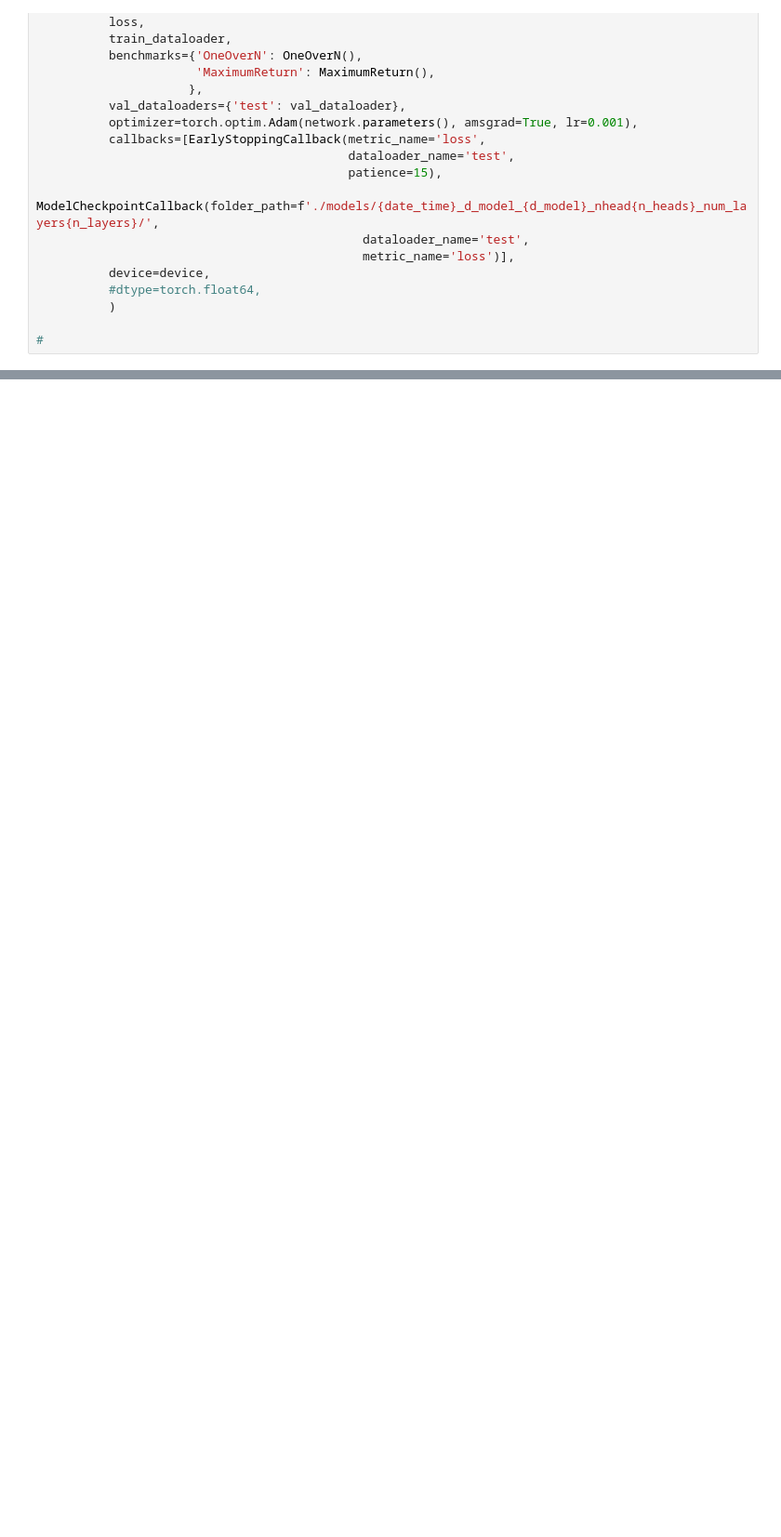
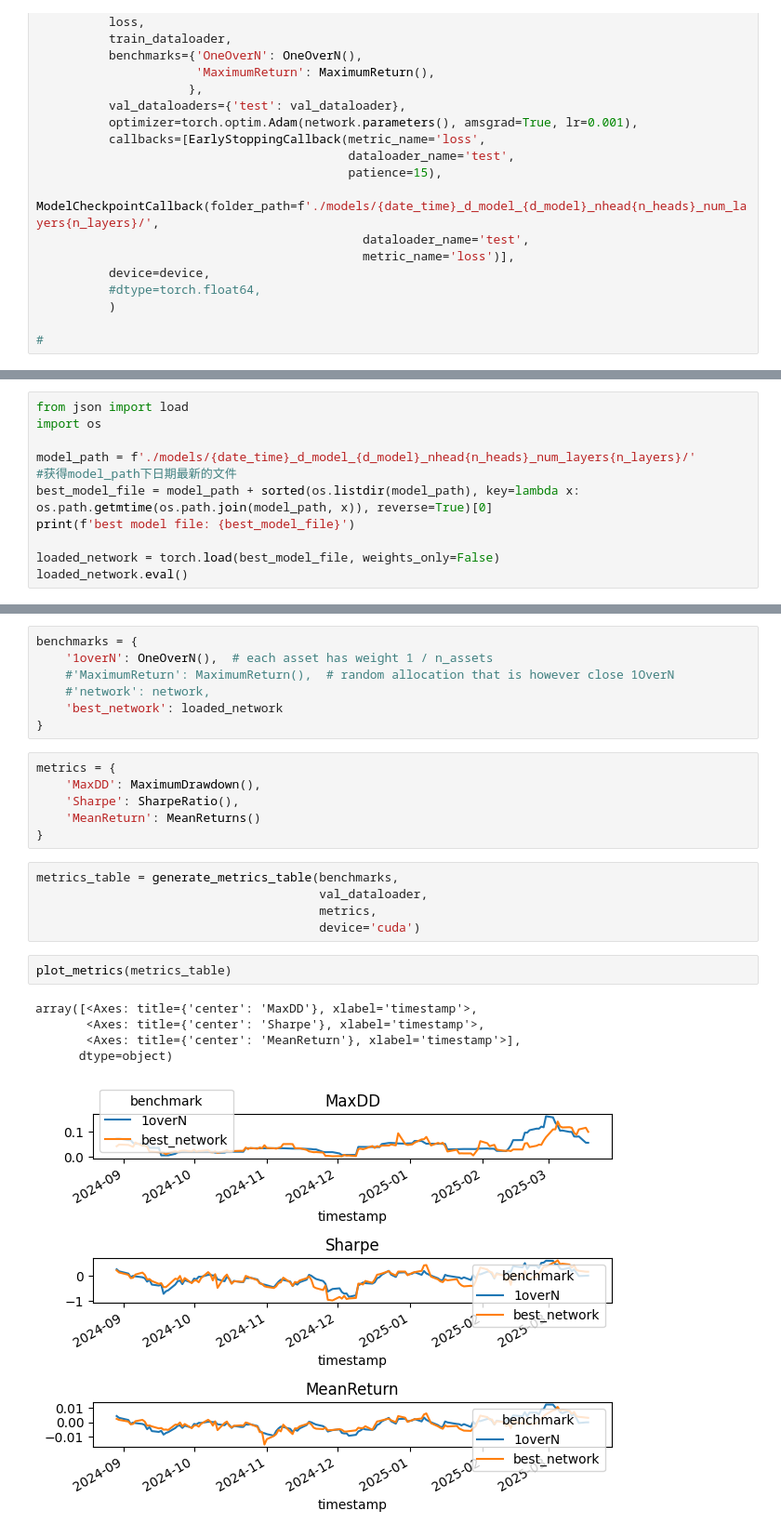
Before and after one commit to zhangmaosen/deep_portfolio, a Jupyter notebook: sft/train_deep_net.ipynb, the cells around one changed output, grey strips where cells are left out. Shown: that part at 93% size. Drawn from its saved outputs; the diff is of its cells as text; blank space fills up the shorter version.

Commit message:
good network

```diff
--- a/sft/train_deep_net.ipynb
+++ b/sft/train_deep_net.ipynb
@@ -440,0 +595,11 @@ history = run.launch(5)
+# %%
+from json import load
+import os
+
+model_path = f'./models/{date_time}_d_model_{d_model}_nhead{n_heads}_num_layers{n_layers}/'
+#获得model_path下日期最新的文件
+best_model_file = model_path + sorted(os.listdir(model_path), key=lambda x: os.path.getmtime(os.path.join(model_path, x)), reverse=True)[0]
+print(f'best model file: {best_model_file}')
+
+loaded_network = torch.load(best_model_file, weights_only=False)
+loaded_network.eval()
@@ -440,0 +625,26 @@ history = run.launch(5)
+# %%
+benchmarks = {
+    '1overN': OneOverN(),  # each asset has weight 1 / n_assets
+    #'MaximumReturn': MaximumReturn(),  # random allocation that is however close 1OverN
+    #'network': network,
+    'best_network': loaded_network
+}
+# %%
+metrics = {
+    'MaxDD': MaximumDrawdown(),
+    'Sharpe': SharpeRatio(),
+    'MeanReturn': MeanReturns()
+}
+# %%
+metrics_table = generate_metrics_table(benchmarks,
+                                       val_dataloader,
+                                       metrics,
+                                       device='cuda')
+# %%
+plot_metrics(metrics_table)
+# %% [output]
+array([<Axes: title={'center': 'MaxDD'}, xlabel='timestamp'>,
+       <Axes: title={'center': 'Sharpe'}, xlabel='timestamp'>,
+       <Axes: title={'center': 'MeanReturn'}, xlabel='timestamp'>],
+      dtype=object)
+[figure, added]
```
Also changed, not shown: parts of 20 cells of this notebook, 5 other files.
